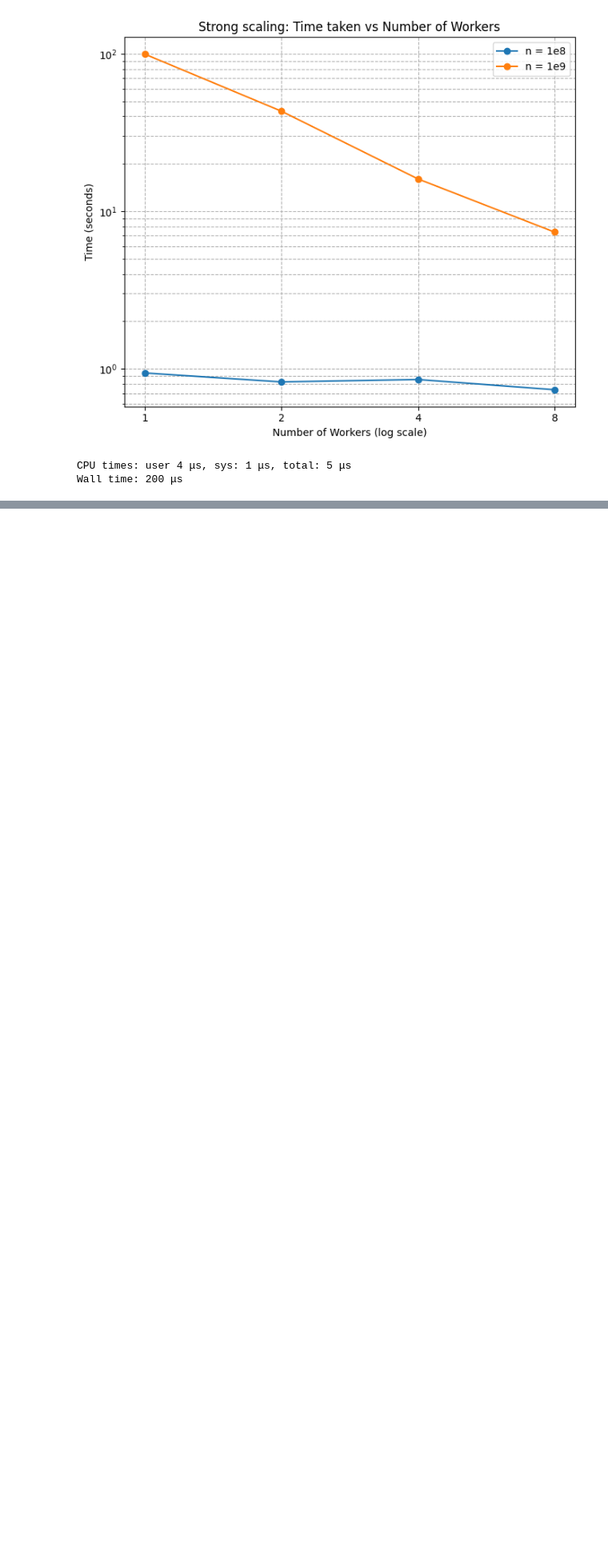
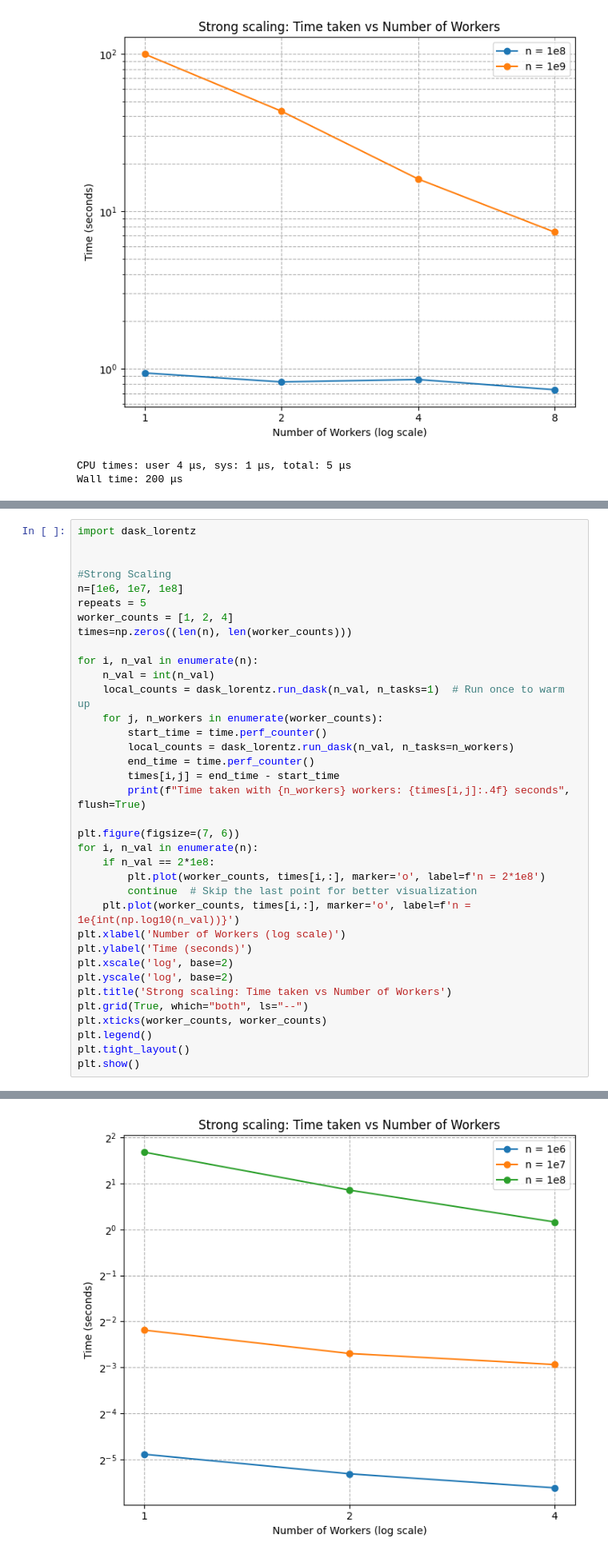
Before and after one commit to desaiamogh31/utd-hpc-course-repo, a Jupyter notebook: hw4/src/lorentz.ipynb, the cells around one changed output, grey strips where cells are left out. Shown at 80% size. Drawn from its saved outputs; the diff is of its cells as text; blank space fills up the shorter version.

Commit message:
feat: Tests for Dask, joblib, mpire implmentation.

```diff
--- a/hw4/src/lorentz.ipynb
+++ b/hw4/src/lorentz.ipynb
@@ -280,0 +283,37 @@ Wall time: 200 μs
+# %%
+import dask_lorentz
+
+
+#Strong Scaling
+n=[1e6, 1e7, 1e8]
+repeats = 5
+worker_counts = [1, 2, 4]
+times=np.zeros((len(n), len(worker_counts)))
+
+for i, n_val in enumerate(n):
+    n_val = int(n_val)
+    local_counts = dask_lorentz.run_dask(n_val, n_tasks=1)  # Run once to warm up
+    for j, n_workers in enumerate(worker_counts):
+        start_time = time.perf_counter()
+        local_counts = dask_lorentz.run_dask(n_val, n_tasks=n_workers)
+        end_time = time.perf_counter()
+        times[i,j] = end_time - start_time
+        print(f"Time taken with {n_workers} workers: {times[i,j]:.4f} seconds", flush=True)
+
+plt.figure(figsize=(7, 6))
+for i, n_val in enumerate(n):
+    if n_val == 2*1e8:
+        plt.plot(worker_counts, times[i,:], marker='o', label=f'n = 2*1e8')
+        continue  # Skip the last point for better visualization
+    plt.plot(worker_counts, times[i,:], marker='o', label=f'n = 1e{int(np.log10(n_val))}')
+plt.xlabel('Number of Workers (log scale)')
+plt.ylabel('Time (seconds)')
+plt.xscale('log', base=2)
+plt.yscale('log', base=2)
+plt.title('Strong scaling: Time taken vs Number of Workers')
+plt.grid(True, which="both", ls="--")
+plt.xticks(worker_counts, worker_counts)
+plt.legend()
+plt.tight_layout()
+plt.show()
+# %% [output]
@@ -280,0 +329 @@ Wall time: 200 μs
+[figure, added]
```
Also changed, not shown: parts of 9 cells of this notebook.
